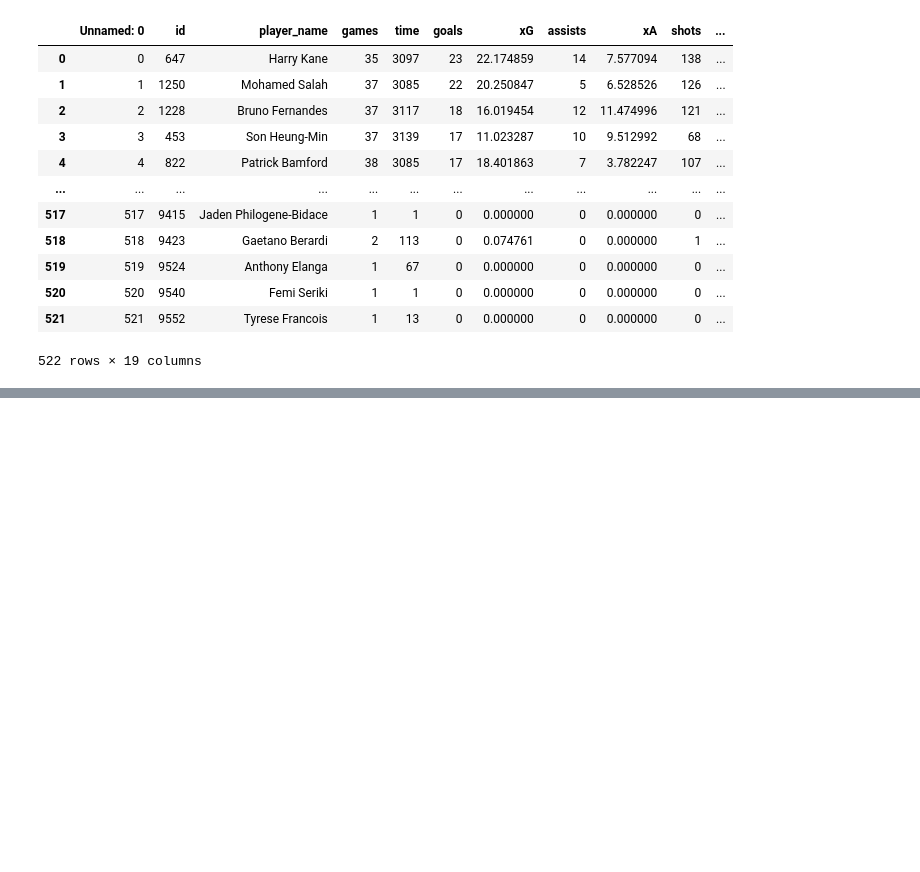
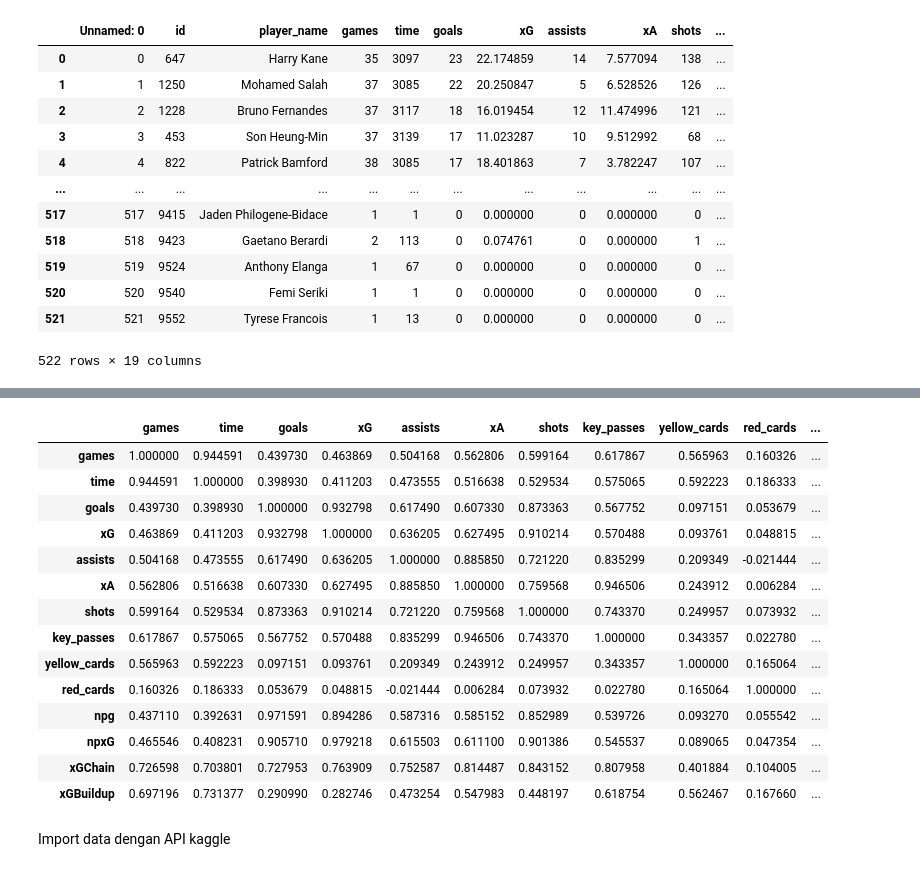
Before and after one commit to amilsiddik/PMB2024, a Jupyter notebook: Pertemuan2B.ipynb, the cells around one changed output, grey strips where cells are left out. Saved outputs shown, nothing was run; the diff lists cells and outputs as text; code cells hidden in the pictures; blank space fills up the shorter version.

```diff
--- a/Pertemuan2B.ipynb
+++ b/Pertemuan2B.ipynb
@@ -62,0 +157,20 @@ dataepl
+# %%
+dataepl.loc[:,"games":].corr()
+# %% [output]
+|  | games | time | goals | xG | assists | xA | shots | key_passes | yellow_cards | red_cards | ... |
+| games | 1.000000 | 0.944591 | 0.439730 | 0.463869 | 0.504168 | 0.562806 | 0.599164 | 0.617867 | 0.565963 | 0.160326 | ... |
+| time | 0.944591 | 1.000000 | 0.398930 | 0.411203 | 0.473555 | 0.516638 | 0.529534 | 0.575065 | 0.592223 | 0.186333 | ... |
+| goals | 0.439730 | 0.398930 | 1.000000 | 0.932798 | 0.617490 | 0.607330 | 0.873363 | 0.567752 | 0.097151 | 0.053679 | ... |
+| xG | 0.463869 | 0.411203 | 0.932798 | 1.000000 | 0.636205 | 0.627495 | 0.910214 | 0.570488 | 0.093761 | 0.048815 | ... |
+| assists | 0.504168 | 0.473555 | 0.617490 | 0.636205 | 1.000000 | 0.885850 | 0.721220 | 0.835299 | 0.209349 | -0.021444 | ... |
+| xA | 0.562806 | 0.516638 | 0.607330 | 0.627495 | 0.885850 | 1.000000 | 0.759568 | 0.946506 | 0.243912 | 0.006284 | ... |
+| shots | 0.599164 | 0.529534 | 0.873363 | 0.910214 | 0.721220 | 0.759568 | 1.000000 | 0.743370 | 0.249957 | 0.073932 | ... |
+| key_passes | 0.617867 | 0.575065 | 0.567752 | 0.570488 | 0.835299 | 0.946506 | 0.743370 | 1.000000 | 0.343357 | 0.022780 | ... |
+| yellow_cards | 0.565963 | 0.592223 | 0.097151 | 0.093761 | 0.209349 | 0.243912 | 0.249957 | 0.343357 | 1.000000 | 0.165064 | ... |
+| red_cards | 0.160326 | 0.186333 | 0.053679 | 0.048815 | -0.021444 | 0.006284 | 0.073932 | 0.022780 | 0.165064 | 1.000000 | ... |
+| npg | 0.437110 | 0.392631 | 0.971591 | 0.894286 | 0.587316 | 0.585152 | 0.852989 | 0.539726 | 0.093270 | 0.055542 | ... |
+| npxG | 0.465546 | 0.408231 | 0.905710 | 0.979218 | 0.615503 | 0.611100 | 0.901386 | 0.545537 | 0.089065 | 0.047354 | ... |
+| xGChain | 0.726598 | 0.703801 | 0.727953 | 0.763909 | 0.752587 | 0.814487 | 0.843152 | 0.807958 | 0.401884 | 0.104005 | ... |
+| xGBuildup | 0.697196 | 0.731377 | 0.290990 | 0.282746 | 0.473254 | 0.547983 | 0.448197 | 0.618754 | 0.562467 | 0.167660 | ... |
+# %% [markdown]
+Import data dengan API kaggle
```
Also changed, not shown: parts of 12 cells of this notebook.
